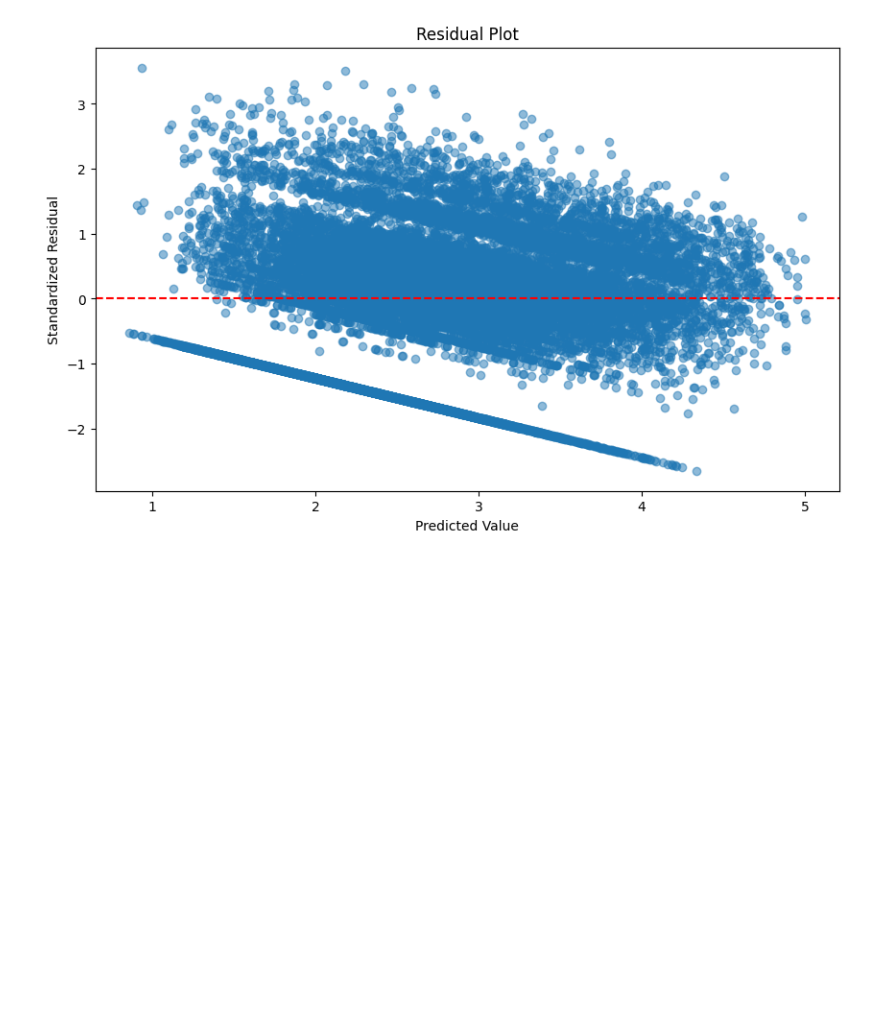
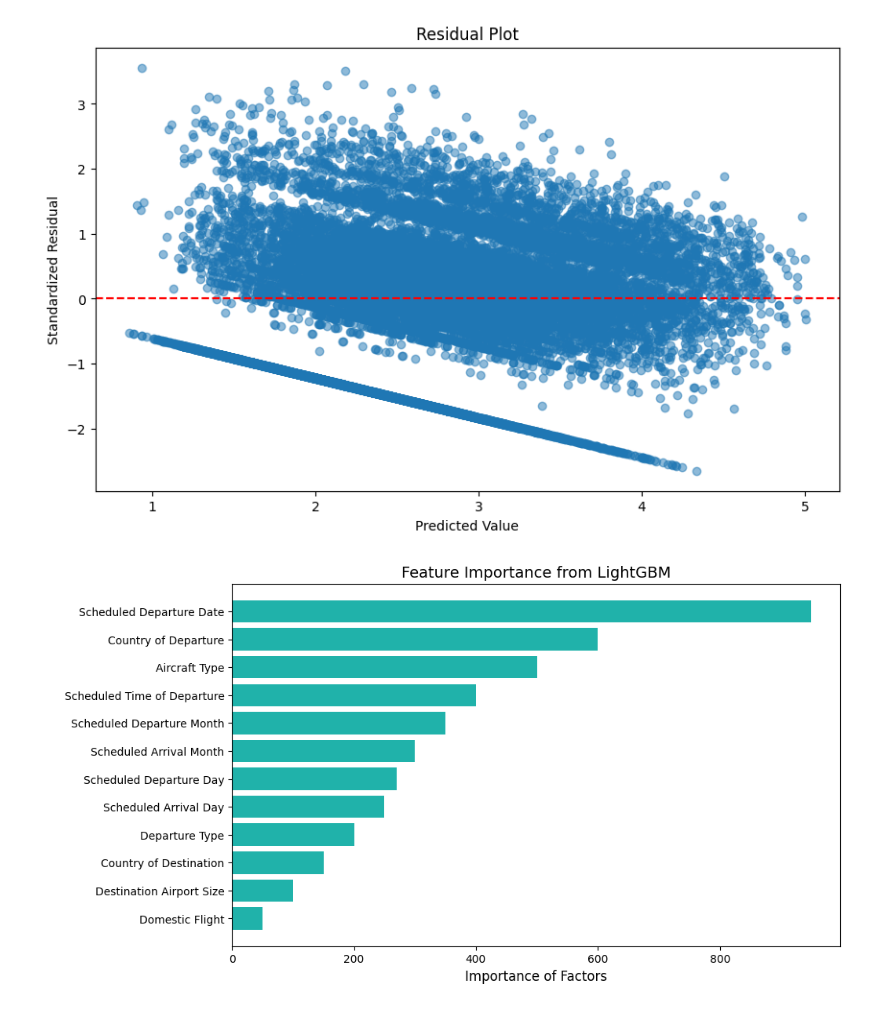
Before and after one commit to marenbor/ml_project_flight_delays, a Jupyter notebook: models/LightGBM.ipynb, the cells around one changed output. Cells and saved outputs as stored; diff of their text form; code cells hidden in the pictures; blank space fills up the shorter version.

Commit message:
added the visualizations that I needed for the presentation

```diff
--- a/models/LightGBM.ipynb
+++ b/models/LightGBM.ipynb
@@ -322,3 +322,47 @@ plt.title('Residual Plot')
 plt.show()
 # %% [output]
 [figure]
+# %%
+# Visually improved feature importance chart
+
+features = [
+    "is_same_country", "type_arr", "iso_country_arr", "type_dep", "iso_country_dep",
+    "std_time_dec", "sta_month", "std_month", "sta_day", "std_day", "std_date", "ac"
+]
+importance = [50, 100, 150, 200, 600, 400, 300, 350, 250, 270, 950, 500]
+
+# Mapping to more understandable names for stakeholders
+feature_mapping = {
+    "is_same_country": "Domestic Flight",
+    "type_arr": "Destination Airport Size",
+    "iso_country_arr": "Country of Destination",
+    "type_dep": "Departure Type",
+    "iso_country_dep": "Country of Departure",
+    "std_time_dec": "Scheduled Time of Departure",
+    "sta_month": "Scheduled Arrival Month",
+    "std_month": "Scheduled Departure Month",
+    "sta_day": "Scheduled Arrival Day",
+    "std_day": "Scheduled Departure Day",
+    "std_date": "Scheduled Departure Date",
+    "ac": "Aircraft Type"
+}
+
+# Apply mapping
+features_readable = [feature_mapping[f] for f in features]
+
+# Create DataFrame and sort by importance
+df = pd.DataFrame({"Feature": features_readable, "Importance": importance})
+df = df.sort_values(by="Importance", ascending=False)
+
+# Plot
+plt.figure(figsize=(10, 6))
+plt.barh(df["Feature"], df["Importance"], color="lightseagreen")
+plt.xlabel("Importance of Factors", fontsize=12)
+plt.ylabel(" ", fontsize=12)
+plt.title("Feature Importance from LightGBM", fontsize=14)
+plt.gca().invert_yaxis()  # To make it descending
+
+# Display plot
+plt.show()
+# %% [output]
+[figure, added]
```
Also changed, not shown: parts of 1 cell of this notebook.
